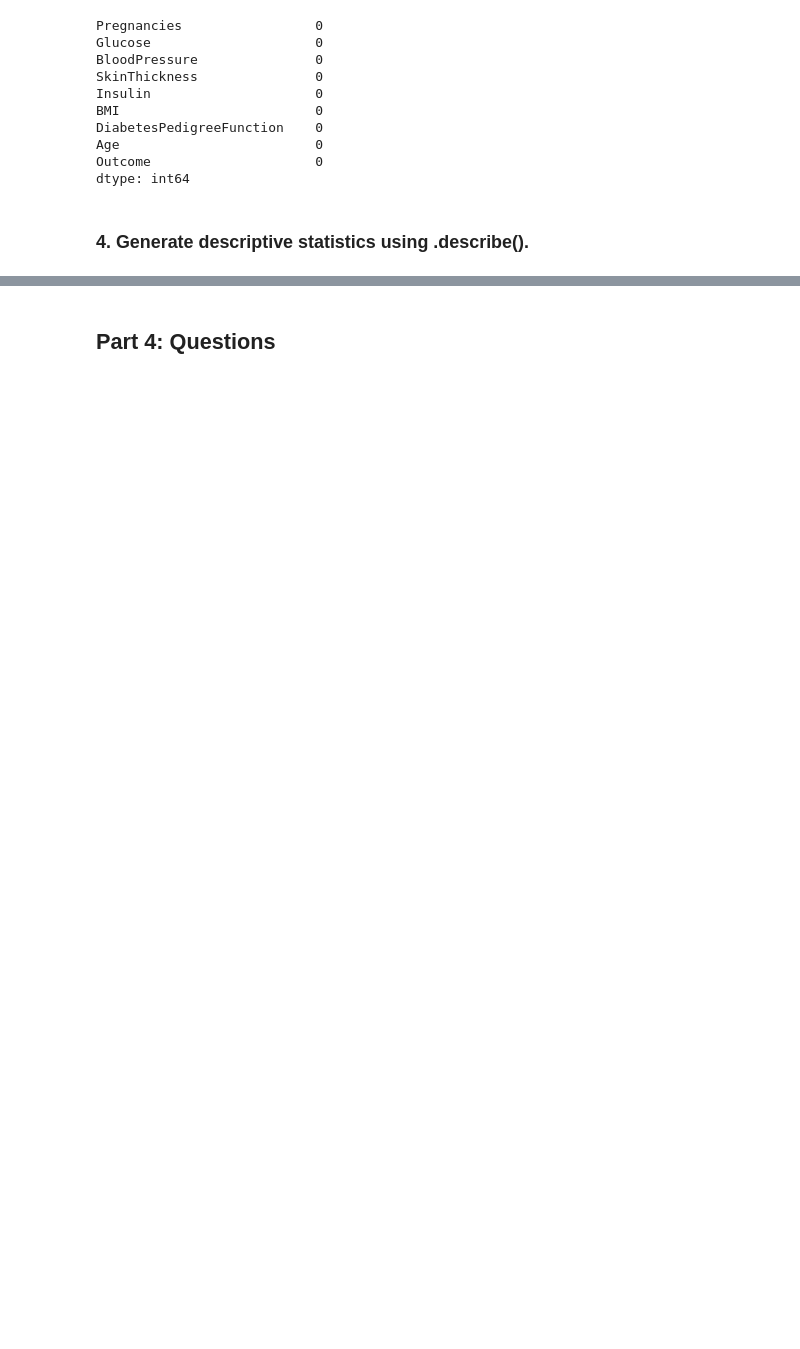
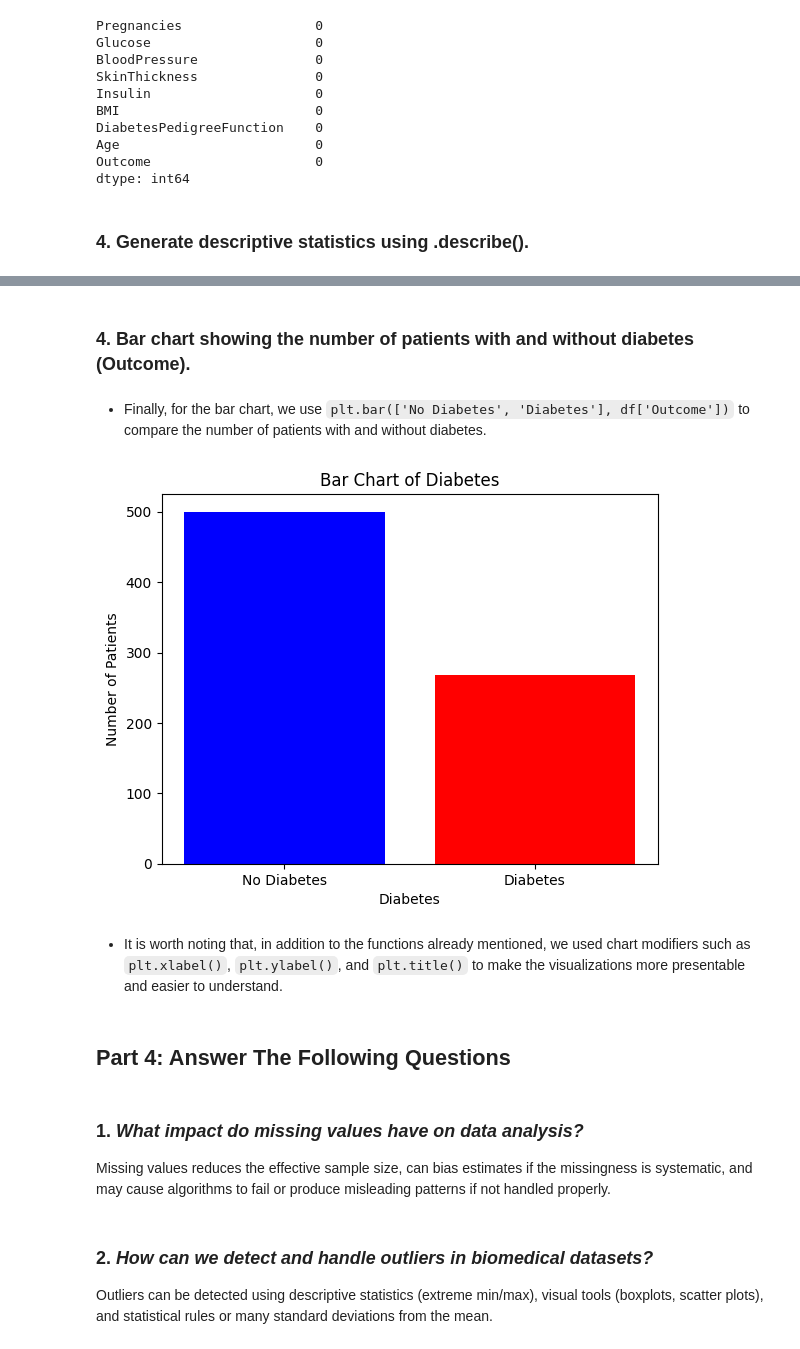
Before and after one commit to JB-GB/AI_for_Biomedical_Engineers, a Jupyter notebook: AF2_Data_Processing.ipynb, the cells around one changed output, grey strips where cells are left out. Drawn from its saved outputs; the diff is of its cells as text; code cells hidden in the pictures; blank space fills up the shorter version.

```diff
--- a/AF2_Data_Processing.ipynb
+++ b/AF2_Data_Processing.ipynb
@@ -62,2 +179,25 @@ dtype: int64
+# %% [markdown]
+### 4. Bar chart showing the number of patients with and without diabetes (Outcome).
+# %% [markdown]
+- Finally, for the bar chart, we use `plt.bar(['No Diabetes', 'Diabetes'], df['Outcome'])` to compare the number of patients with and without diabetes.
+# %%
+# You thought it would be another note saying "self-explanatory," but it was me, Dio!
+plt.bar(['No Diabetes', 'Diabetes'], df['Outcome'].value_counts(), color=['blue', 'red'])
+plt.xlabel('Diabetes')
+plt.ylabel('Number of Patients')
+plt.title('Bar Chart of Diabetes')
+plt.show()
+# %% [output]
+[figure, added]
+# %% [markdown]
+- It is worth noting that, in addition to the functions already mentioned, we used chart modifiers such as `plt.xlabel()`, `plt.ylabel()`, and `plt.title()` to make the visualizations more presentable and easier to understand.
 # %% [markdown]
-## Part 4: Questions
+## Part 4: Answer The Following Questions
+# %% [markdown]
+### 1. ***What impact do missing values have on data analysis?***
+
+Missing values reduces the effective sample size, can bias estimates if the missingness is systematic, and may cause algorithms to fail or produce misleading patterns if not handled properly.
+# %% [markdown]
+### 2. ***How can we detect and handle outliers in biomedical datasets?***
+
+Outliers can be detected using descriptive statistics (extreme min/max), visual tools (boxplots, scatter plots), and statistical rules or many standard deviations from the mean.
```
Also changed, not shown: parts of 37 cells of this notebook.
